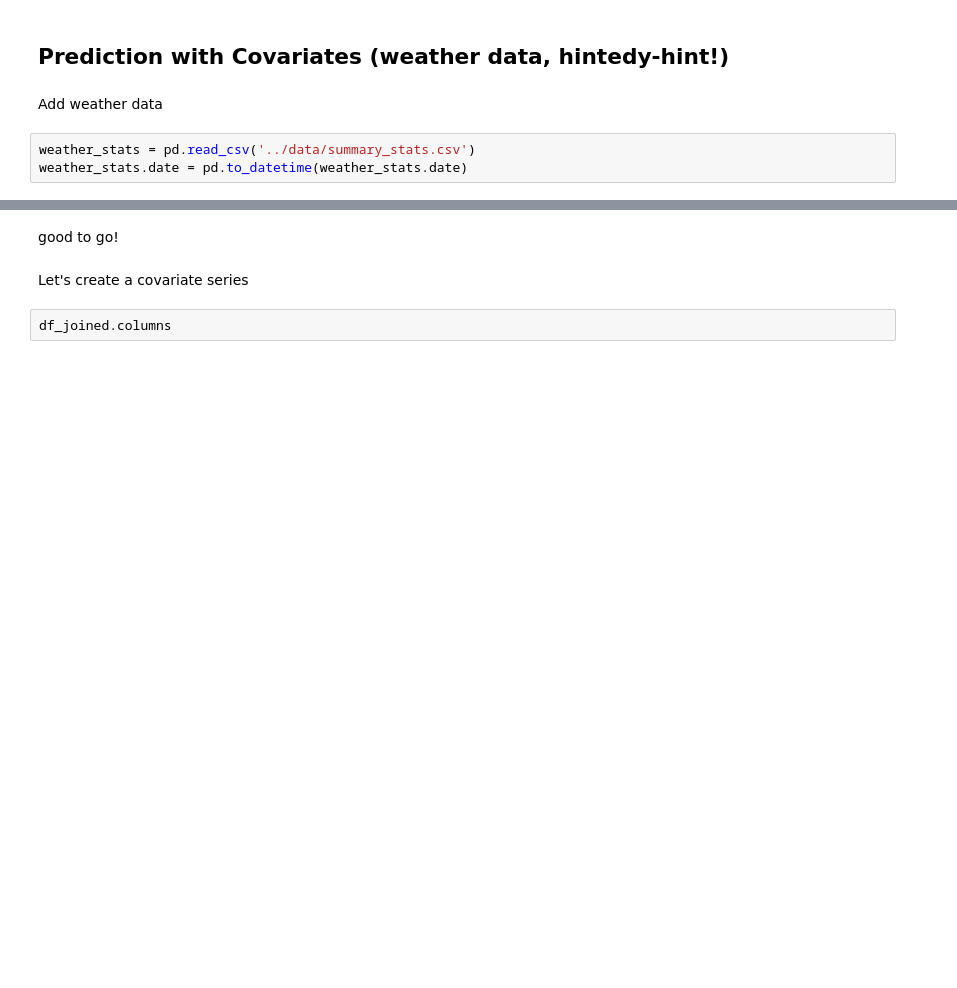
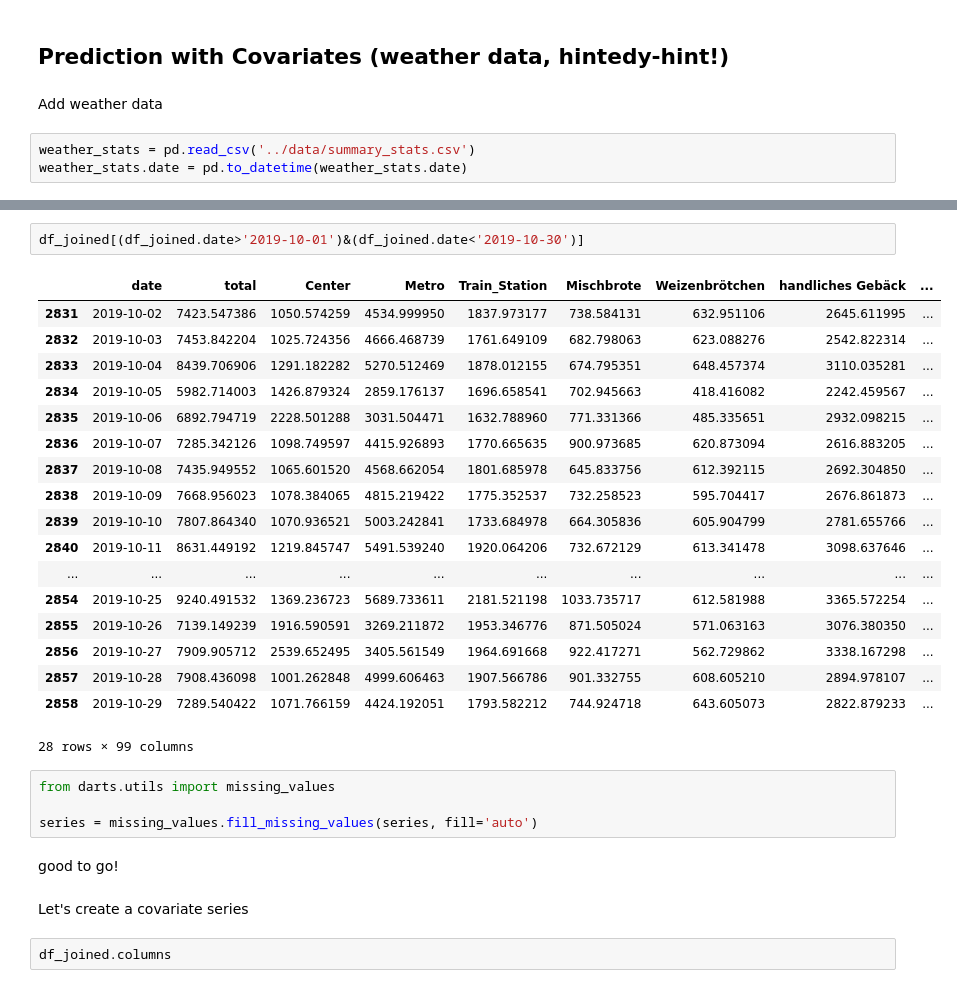
Before and after one commit to Klauk0r/meteo-bakery, a Jupyter notebook: notebooks/08_TS_Darts.ipynb, the cells around one changed output, grey strips where cells are left out. Cells and saved outputs as stored; diff of their text form; blank space fills up the shorter version.

```diff
--- a/notebooks/08_TS_Darts.ipynb
+++ b/notebooks/08_TS_Darts.ipynb
@@ -146,3 +240,28 @@ df_joined.head()
+# %%
+df_joined[(df_joined.date>'2019-10-01')&(df_joined.date<'2019-10-30')]
+# %% [output]
+|  | date | total | Center | Metro | Train_Station | Mischbrote | Weizenbrötchen | handliches Gebäck | ... |
+| 2831 | 2019-10-02 | 7423.547386 | 1050.574259 | 4534.999950 | 1837.973177 | 738.584131 | 632.951106 | 2645.611995 | ... |
+| 2832 | 2019-10-03 | 7453.842204 | 1025.724356 | 4666.468739 | 1761.649109 | 682.798063 | 623.088276 | 2542.822314 | ... |
+| 2833 | 2019-10-04 | 8439.706906 | 1291.182282 | 5270.512469 | 1878.012155 | 674.795351 | 648.457374 | 3110.035281 | ... |
+| 2834 | 2019-10-05 | 5982.714003 | 1426.879324 | 2859.176137 | 1696.658541 | 702.945663 | 418.416082 | 2242.459567 | ... |
+| 2835 | 2019-10-06 | 6892.794719 | 2228.501288 | 3031.504471 | 1632.788960 | 771.331366 | 485.335651 | 2932.098215 | ... |
+| 2836 | 2019-10-07 | 7285.342126 | 1098.749597 | 4415.926893 | 1770.665635 | 900.973685 | 620.873094 | 2616.883205 | ... |
+| 2837 | 2019-10-08 | 7435.949552 | 1065.601520 | 4568.662054 | 1801.685978 | 645.833756 | 612.392115 | 2692.304850 | ... |
+| 2838 | 2019-10-09 | 7668.956023 | 1078.384065 | 4815.219422 | 1775.352537 | 732.258523 | 595.704417 | 2676.861873 | ... |
+| 2839 | 2019-10-10 | 7807.864340 | 1070.936521 | 5003.242841 | 1733.684978 | 664.305836 | 605.904799 | 2781.655766 | ... |
+| 2840 | 2019-10-11 | 8631.449192 | 1219.845747 | 5491.539240 | 1920.064206 | 732.672129 | 613.341478 | 3098.637646 | ... |
+| ... | ... | ... | ... | ... | ... | ... | ... | ... | ... |
+| 2854 | 2019-10-25 | 9240.491532 | 1369.236723 | 5689.733611 | 2181.521198 | 1033.735717 | 612.581988 | 3365.572254 | ... |
+| 2855 | 2019-10-26 | 7139.149239 | 1916.590591 | 3269.211872 | 1953.346776 | 871.505024 | 571.063163 | 3076.380350 | ... |
+| 2856 | 2019-10-27 | 7909.905712 | 2539.652495 | 3405.561549 | 1964.691668 | 922.417271 | 562.729862 | 3338.167298 | ... |
+| 2857 | 2019-10-28 | 7908.436098 | 1001.262848 | 4999.606463 | 1907.566786 | 901.332755 | 608.605210 | 2894.978107 | ... |
+| 2858 | 2019-10-29 | 7289.540422 | 1071.766159 | 4424.192051 | 1793.582212 | 744.924718 | 643.605073 | 2822.879233 | ... |
+28 rows × 99 columns
+# %%
+from darts.utils import missing_values
+
+series = missing_values.fill_missing_values(series, fill='auto')
 # %% [markdown]
 good to go!
 # %% [markdown]
```
Also changed, not shown: parts of 19 cells of this notebook, 1 other file.
